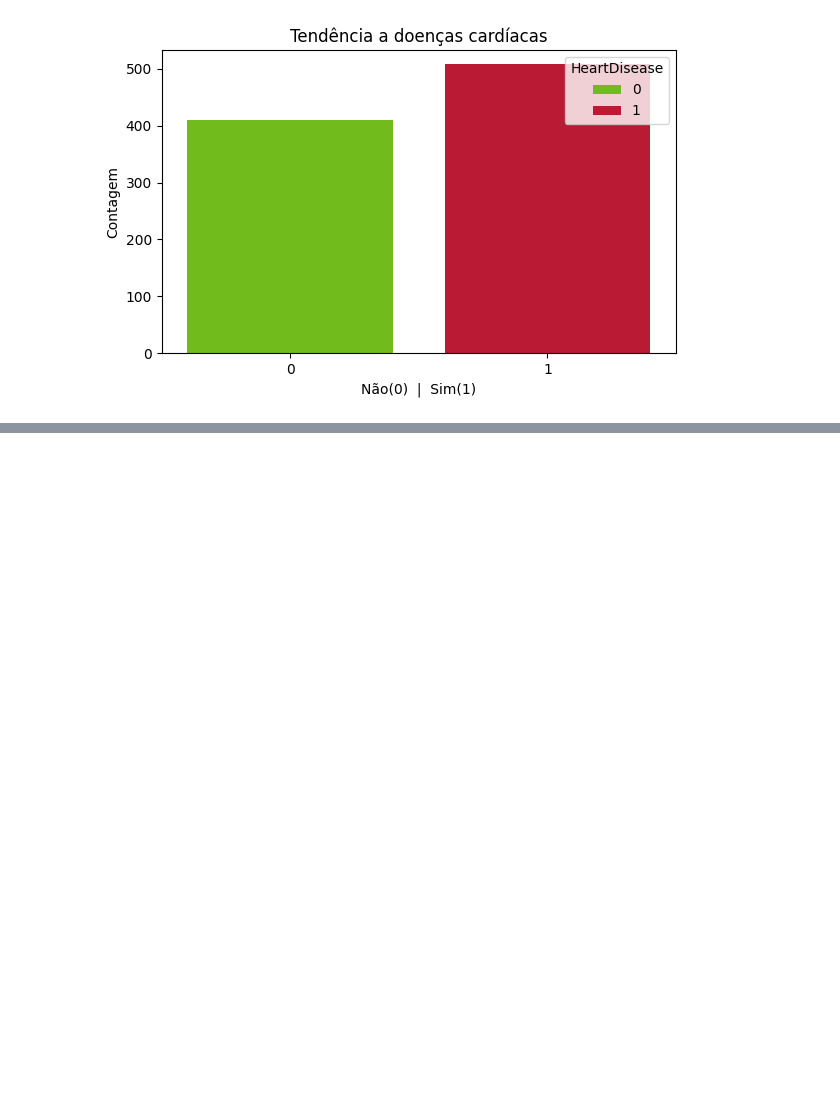
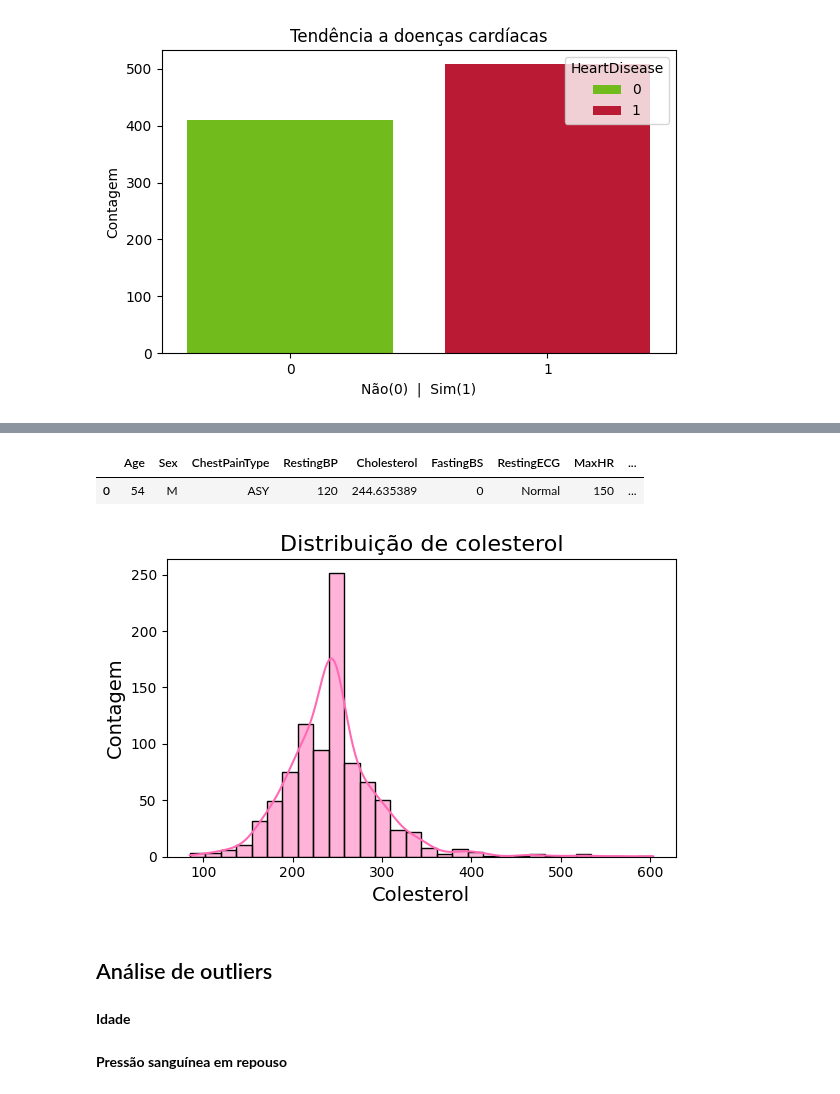
Before and after one commit to SisouDev/iaAlg, a Jupyter notebook: classification/code.ipynb, the cells around one changed output, grey strips where cells are left out. Cells and saved outputs as stored; diff of their text form; code cells hidden in the pictures; blank space fills up the shorter version.

```diff
--- a/classification/code.ipynb
+++ b/classification/code.ipynb
@@ -463,0 +551,2 @@ plt.show()
+# %%
+df2 = df.loc[df['RestingBP'] != 0]
@@ -463,0 +575,2 @@ plt.show()
+# %%
+df2['Cholesterol'].replace(0, np.NaN, inplace = True)
@@ -463,0 +597,3 @@ plt.show()
+# %%
+# Substituir valores missing pela média #
+df2['Cholesterol'].fillna(df2['Cholesterol'].mean(), inplace = True)
@@ -463,0 +628,22 @@ plt.show()
+# %%
+df2.mode()
+# %% [output]
+|  | Age | Sex | ChestPainType | RestingBP | Cholesterol | FastingBS | RestingECG | MaxHR | ... |
+| 0 | 54 | M | ASY | 120 | 244.635389 | 0 | Normal | 150 | ... |
+# %%
+plt.figure(figsize=(6, 4))
+sns.histplot(data=df2, x='Cholesterol', bins= 30,color='hotpink', kde=True, stat='count')
+# Personalizar o título e os rótulos dos eixos
+plt.title('Distribuição de colesterol', fontsize=16)
+plt.xlabel('Colesterol', fontsize=14)
+plt.ylabel('Contagem', fontsize=14)
+# Ajustar o layout
+plt.tight_layout()
+# Mostrar o histograma
+plt.show()
+# %% [output]
+[figure, added]
+# %% [markdown]
+## Análise de outliers ##
+# %% [markdown]
+**Idade**
@@ -463,0 +663,2 @@ plt.show()
+# %% [markdown]
+**Pressão sanguínea em repouso**
```
Also changed, not shown: parts of 30 cells of this notebook.
